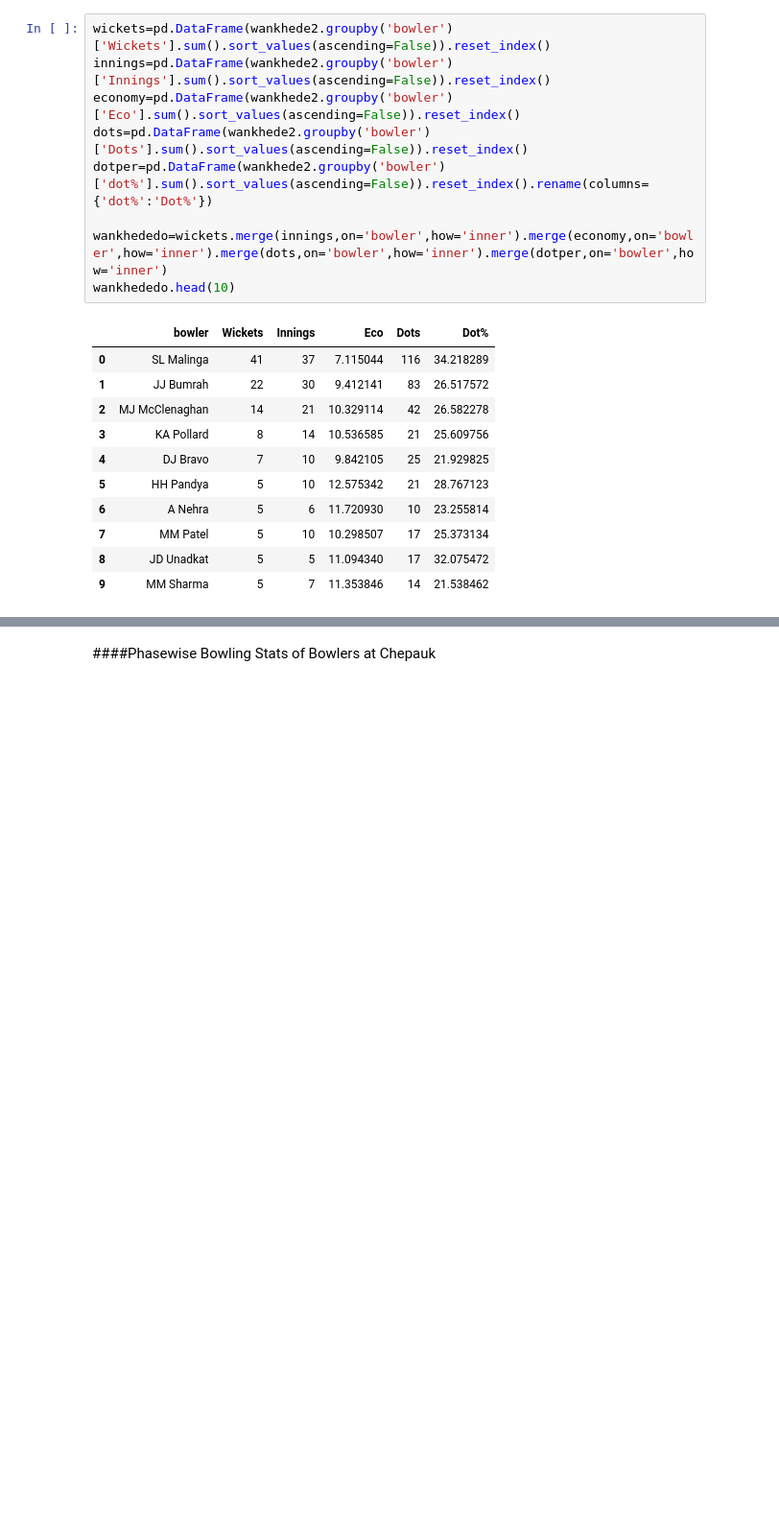
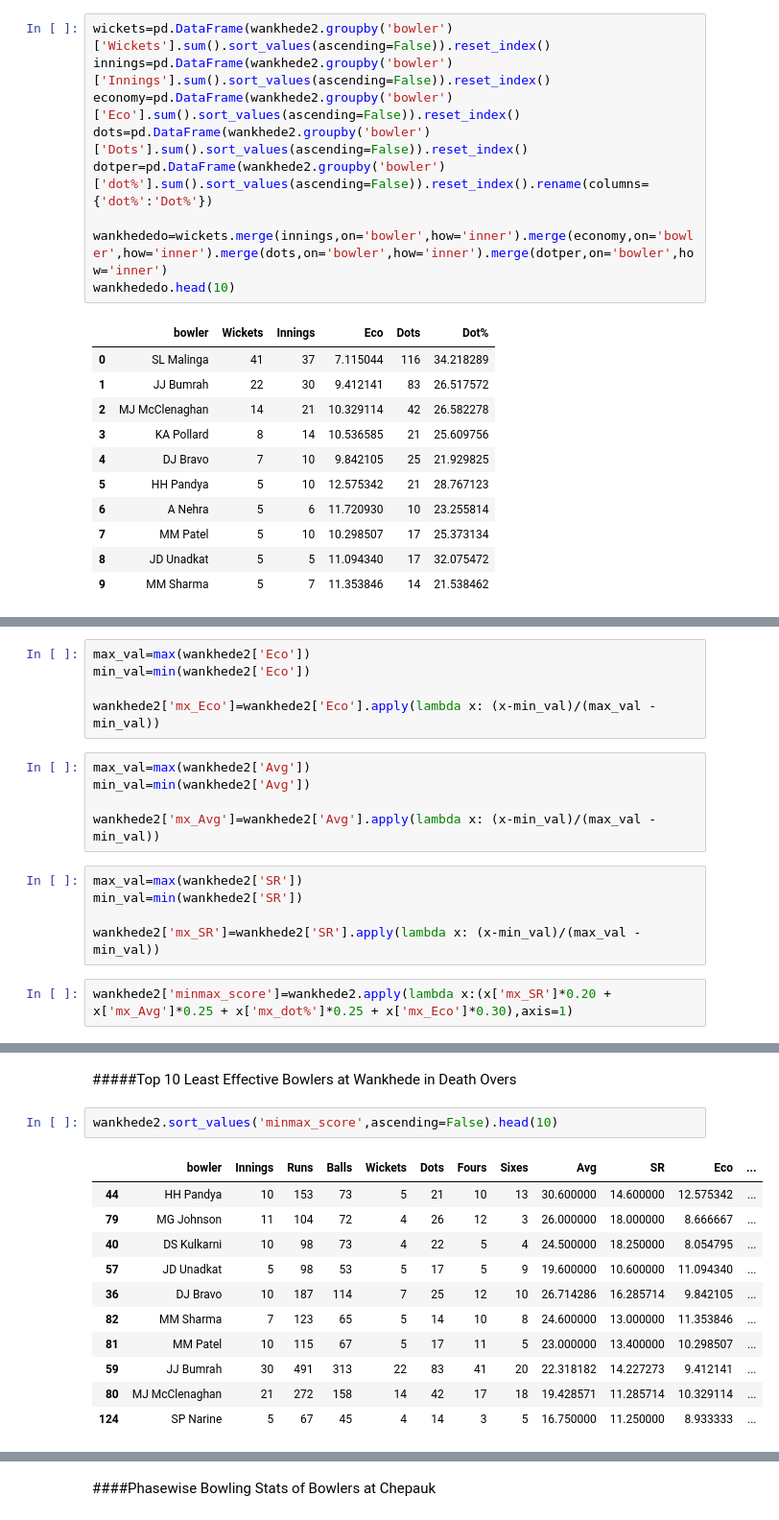
Before and after one commit to MahimnaDarji/Cricket-Analysis, a Jupyter notebook: IPL_Stats_Analysis(Bowling).ipynb, the cells around one changed output, grey strips where cells are left out. Shown: that part at 96% size. Cells and saved outputs as stored; diff of their text form; blank space fills up the shorter version.

```diff
--- a/IPL_Stats_Analysis(Bowling).ipynb
+++ b/IPL_Stats_Analysis(Bowling).ipynb
@@ -951,0 +1023,17 @@ wankhededo.head(10)
+# %%
+max_val=max(wankhede2['Eco'])
+min_val=min(wankhede2['Eco'])
+
+wankhede2['mx_Eco']=wankhede2['Eco'].apply(lambda x: (x-min_val)/(max_val - min_val))
+# %%
+max_val=max(wankhede2['Avg'])
+min_val=min(wankhede2['Avg'])
+
+wankhede2['mx_Avg']=wankhede2['Avg'].apply(lambda x: (x-min_val)/(max_val - min_val))
+# %%
+max_val=max(wankhede2['SR'])
+min_val=min(wankhede2['SR'])
+
+wankhede2['mx_SR']=wankhede2['SR'].apply(lambda x: (x-min_val)/(max_val - min_val))
+# %%
+wankhede2['minmax_score']=wankhede2.apply(lambda x:(x['mx_SR']*0.20 + x['mx_Avg']*0.25 + x['mx_dot%']*0.25 + x['mx_Eco']*0.30),axis=1)
@@ -951,0 +1049,16 @@ wankhededo.head(10)
+# %% [markdown]
+#####Top 10 Least Effective Bowlers at Wankhede in Death Overs
+# %%
+wankhede2.sort_values('minmax_score',ascending=False).head(10)
+# %% [output]
+|  | bowler | Innings | Runs | Balls | Wickets | Dots | Fours | Sixes | Avg | SR | Eco | ... |
+| 44 | HH Pandya | 10 | 153 | 73 | 5 | 21 | 10 | 13 | 30.600000 | 14.600000 | 12.575342 | ... |
+| 79 | MG Johnson | 11 | 104 | 72 | 4 | 26 | 12 | 3 | 26.000000 | 18.000000 | 8.666667 | ... |
+| 40 | DS Kulkarni | 10 | 98 | 73 | 4 | 22 | 5 | 4 | 24.500000 | 18.250000 | 8.054795 | ... |
+| 57 | JD Unadkat | 5 | 98 | 53 | 5 | 17 | 5 | 9 | 19.600000 | 10.600000 | 11.094340 | ... |
+| 36 | DJ Bravo | 10 | 187 | 114 | 7 | 25 | 12 | 10 | 26.714286 | 16.285714 | 9.842105 | ... |
+| 82 | MM Sharma | 7 | 123 | 65 | 5 | 14 | 10 | 8 | 24.600000 | 13.000000 | 11.353846 | ... |
+| 81 | MM Patel | 10 | 115 | 67 | 5 | 17 | 11 | 5 | 23.000000 | 13.400000 | 10.298507 | ... |
+| 59 | JJ Bumrah | 30 | 491 | 313 | 22 | 83 | 41 | 20 | 22.318182 | 14.227273 | 9.412141 | ... |
+| 80 | MJ McClenaghan | 21 | 272 | 158 | 14 | 42 | 17 | 18 | 19.428571 | 11.285714 | 10.329114 | ... |
+| 124 | SP Narine | 5 | 67 | 45 | 4 | 14 | 3 | 5 | 16.750000 | 11.250000 | 8.933333 | ... |
```
Also changed, not shown: parts of 19 cells of this notebook.
